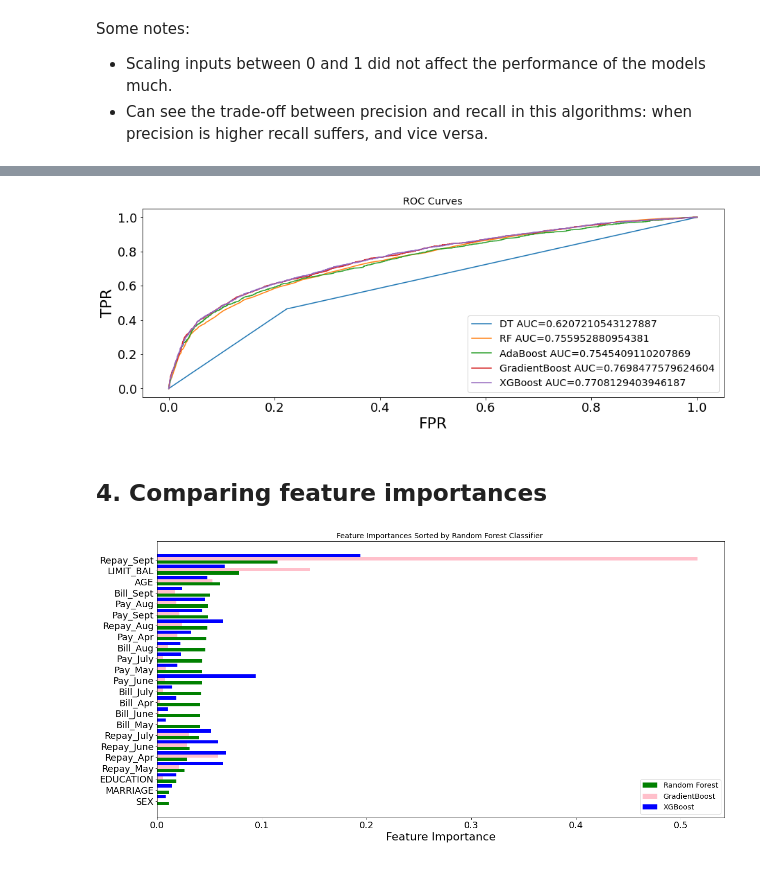
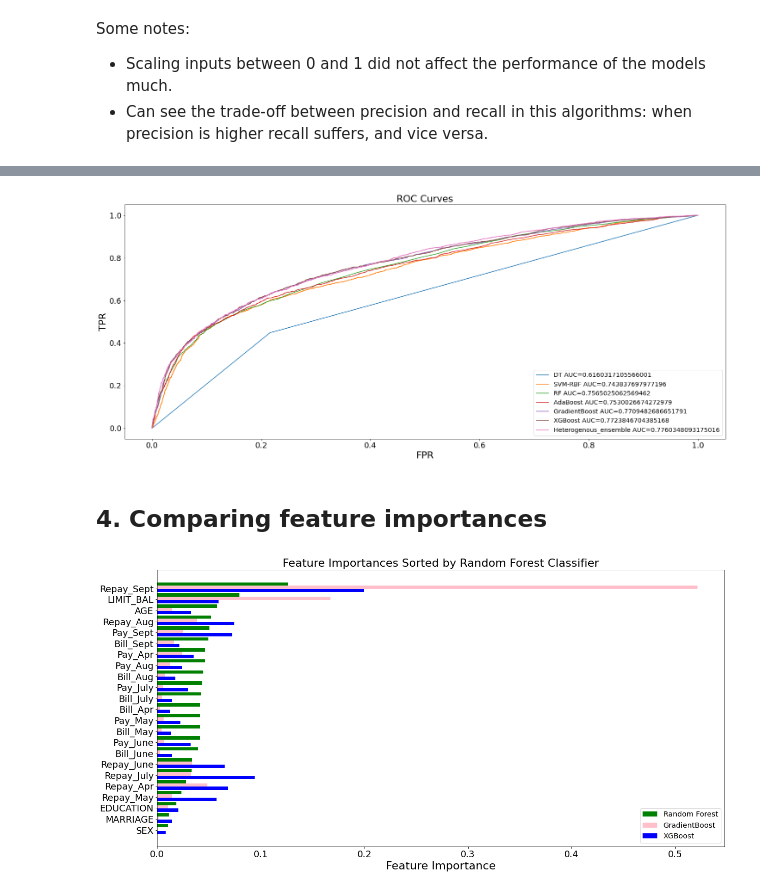
Before and after one commit to RozitaAbdoli/credit_default_mining, a Jupyter notebook: Model_comparison.ipynb, the cells around one changed output, grey strips where cells are left out. Drawn from its saved outputs; the diff is of its cells as text; code cells hidden in the pictures.

Commit message:
added a heterogeneous ensemble learner

```diff
--- a/Model_comparison.ipynb
+++ b/Model_comparison.ipynb
@@ -331,3 +337,12 @@ Some notes:
 
 * Scaling inputs between 0 and 1 did not affect the performance of the models much.
 * Can see the trade-off between precision and recall in this algorithms: when precision is higher recall suffers, and vice versa.
+# %%
+#Change the global figure parameters for the plot below
+params = {'legend.fontsize': 'x-large',
+          'figure.figsize': (25, 5),
+         'axes.labelsize': 22,
+         'axes.titlesize':22,
+         'xtick.labelsize':18,
+         'ytick.labelsize':18}
+pylab.rcParams.update(params)
@@ -334 +359,10 @@ Some notes:
+# %%
+#Change the global figure parameters for the plot below
+params = {'legend.fontsize': 'x-large',
+          'figure.figsize': (25, 10),
+         'axes.labelsize': 22,
+         'axes.titlesize':22,
+         'xtick.labelsize':18,
+         'ytick.labelsize':18}
+pylab.rcParams.update(params)
 # %%
@@ -347,5 +375,7 @@ plt.show()
 # %%
 # The ROC curves and the ROC AUC
+# TPR = True Positive Rate = True Positives / (True Positives + False Negatives)
+# FPR = False Positive Rate = 1 - Specificity = False Positives / (False Positives + True Negatives)
 
 dtc = DecisionTreeClassifier()              #set max_depth
 dtc.fit(X_train, y_train)
@@ -355,6 +385,14 @@ FPR, TPR, _ = roc_curve(y_test, y_pred_proba)            #roc_curve(y_true, y_sc
 auc = roc_auc_score(y_test, y_pred_proba)
 plt.plot(FPR,TPR,label="DT AUC="+str(auc))
 
+SVM_RBF = svm.SVC(kernel ='rbf', probability=True)
+SVM_RBF.fit(X_train, y_train)
+y_pred = SVM_RBF.predict(X_test)
+y_pred_proba = SVM_RBF.predict_proba(X_test)[::,1]
+FPR, TPR, _ = roc_curve(y_test, y_pred_proba)            #roc_curve(y_true, y_score)
+auc = roc_auc_score(y_test, y_pred_proba)
+plt.plot(FPR,TPR,label="SVM-RBF AUC="+str(auc))
+
 rfc = RandomForestClassifier()
 rfc.fit(X_train, y_train)
 y_pred = rfc.predict(X_test)
@@ -362,40 +400,46 @@ y_pred_proba = rfc.predict_proba(X_test)[::,1]
 FPR, TPR, _ = roc_curve(y_test, y_pred_proba)            #roc_curve(y_true, y_score)
 auc = roc_auc_score(y_test, y_pred_proba)
 plt.plot(FPR,TPR,label="RF AUC="+str(auc))
-
 
 abc = AdaBoostClassifier()
 abc.fit(X_train, y_train)
 y_pred = abc.predict(X_test)
 y_pred_proba = abc.predict_proba(X_test)[::,1]
 FPR, TPR, _ = roc_curve(y_test, y_pred_proba)            #roc_curve(y_true, y_score)
 auc = roc_auc_score(y_test, y_pred_proba)
 plt.plot(FPR,TPR,label="AdaBoost AUC="+str(auc))
 
 gbc = GradientBoostingClassifier()
 gbc.fit(X_train, y_train)
 y_pred = gbc.predict(X_test)
 y_pred_proba = gbc.predict_proba(X_test)[::,1]
 FPR, TPR, _ = roc_curve(y_test, y_pred_proba)            #roc_curve(y_true, y_score)
 auc = roc_auc_score(y_test, y_pred_proba)
 plt.plot(FPR,TPR,label="GradientBoost AUC="+str(auc))
 
-
 xgbc = XGBClassifier()
 xgbc.fit(X_train, y_train)
 y_pred = xgbc.predict(X_test)
 y_pred_proba = xgbc.predict_proba(X_test)[::,1]
 FPR, TPR, _ = roc_curve(y_test, y_pred_proba)            #roc_curve(y_true, y_score)
 auc = roc_auc_score(y_test, y_pred_proba)
 plt.plot(FPR,TPR,label="XGBoost AUC="+str(auc))
 
+heterogenous_ensemble = VotingClassifier(estimators=base_models, voting='soft')
+heterogenous_ensemble.fit(X_train, y_train)
+y_pred = heterogenous_ensemble.predict(X_test)
+y_pred_proba = heterogenous_ensemble.predict_proba(X_test)[::,1]
+FPR, TPR, _ = roc_curve(y_test, y_pred_proba)            #roc_curve(y_true, y_score)
+auc = roc_auc_score(y_test, y_pred_proba)
+plt.plot(FPR,TPR,label="Heterogeneous_ensemble AUC="+str(auc))
+
 plt.xlabel('FPR')
 plt.ylabel('TPR')
 plt.title('ROC Curves')
 plt.legend(loc=4)
 plt.show()
 # %% [output]
-[figure, old version]
+[figure, new version]
 # %% [markdown]
 ## 4. Comparing feature importances
 # %%
@@ -413,9 +457,9 @@ feature_importance.sort_values(by='rfc',ascending=True,inplace=True)
 index = np.arange(len(feature_importance))
 fig, ax = plt.subplots(figsize=(20,10))
 
-rfc_feature=ax.barh(index+0.3,feature_importance['rfc'],0.3,color='green',label='Random Forest')
+rfc_feature=ax.barh(index+0.9,feature_importance['rfc'],0.3,color='green',label='Random Forest')
 gbc_feature=ax.barh(index+0.6,feature_importance['gbc'],0.3,color='pink',label='GradientBoost')
-xgbc_feature=ax.barh(index+0.9,feature_importance['xgbc'],0.3,color='blue',label='XGBoost')
+xgbc_feature=ax.barh(index+0.3,feature_importance['xgbc'],0.3,color='blue',label='XGBoost')
 
 ax.set(yticks=index+0.5,yticklabels=feature_importance.index)
 
@@ -425,4 +469,4 @@ plt.legend(loc=4)
 plt.show()
 #Top 3:Repay_Sept, LIMIT_BAL, AGE
 # %% [output]
-[figure, old version]
+[figure, new version]
```
Also changed, not shown: parts of 11 cells of this notebook.
